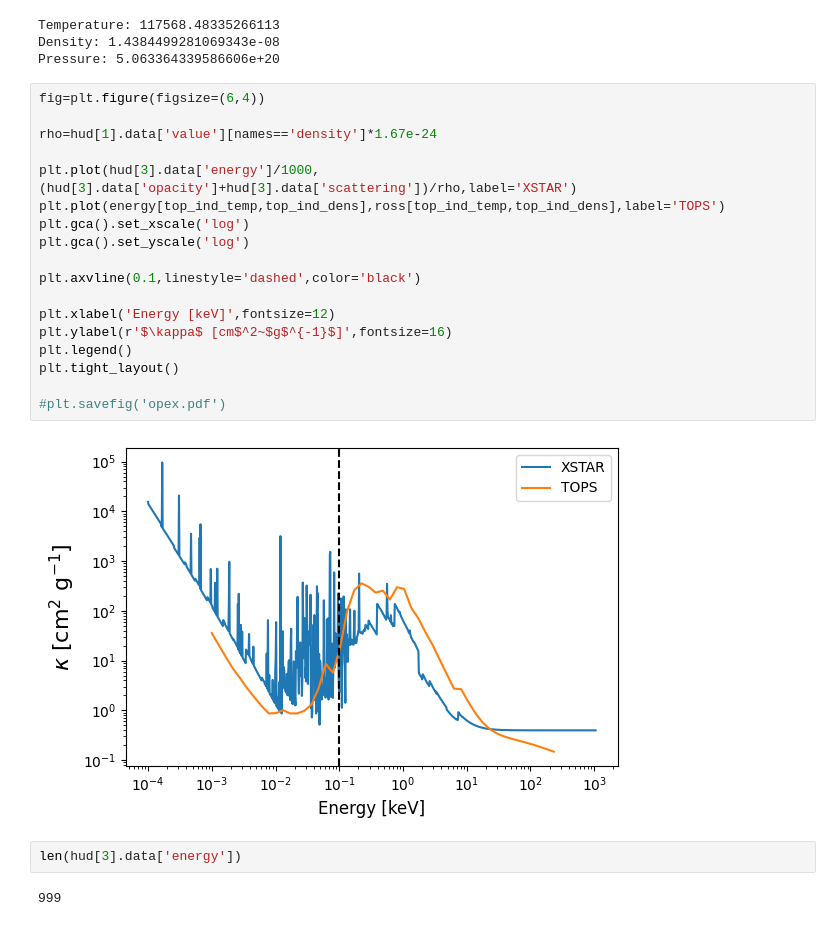
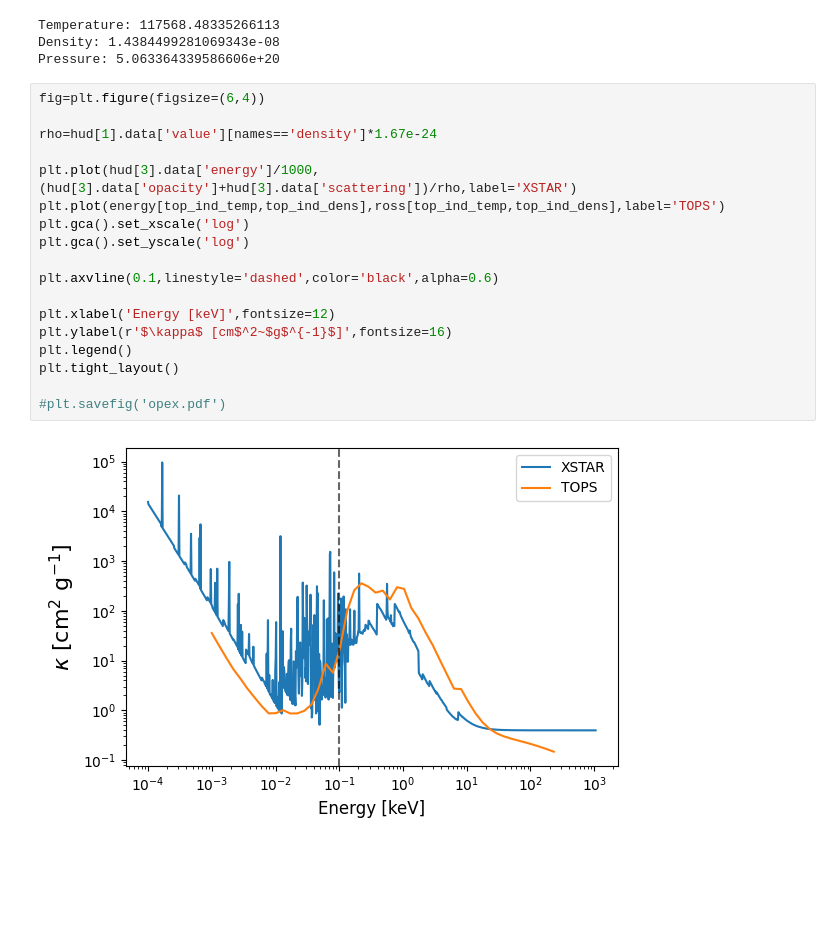
Before and after one commit to AmySec/python4XSTAR, a Jupyter notebook: ind_opacity_analysis.ipynb, the cells around one changed output. Cells and saved outputs as stored; diff of their text form; blank space fills up the shorter version.

```diff
--- a/ind_opacity_analysis.ipynb
+++ b/ind_opacity_analysis.ipynb
@@ -92,24 +80,20 @@ Pressure: 5.063364339586606e+20
 # %%
 fig=plt.figure(figsize=(6,4))
 
 rho=hud[1].data['value'][names=='density']*1.67e-24
 
 plt.plot(hud[3].data['energy']/1000,(hud[3].data['opacity']+hud[3].data['scattering'])/rho,label='XSTAR')
 plt.plot(energy[top_ind_temp,top_ind_dens],ross[top_ind_temp,top_ind_dens],label='TOPS')
 plt.gca().set_xscale('log')
 plt.gca().set_yscale('log')
 
-plt.axvline(0.1,linestyle='dashed',color='black')
+plt.axvline(0.1,linestyle='dashed',color='black',alpha=0.6)
 
 plt.xlabel('Energy [keV]',fontsize=12)
 plt.ylabel(r'$\kappa$ [cm$^2~$g$^{-1}$]',fontsize=16)
 plt.legend()
 plt.tight_layout()
 
 #plt.savefig('opex.pdf')
 # %% [output]
-[figure, old version]
+[figure, new version]
-# %%
-len(hud[3].data['energy'])
-# %% [output]
-999
```
Also changed, not shown: parts of 3 cells of this notebook.
